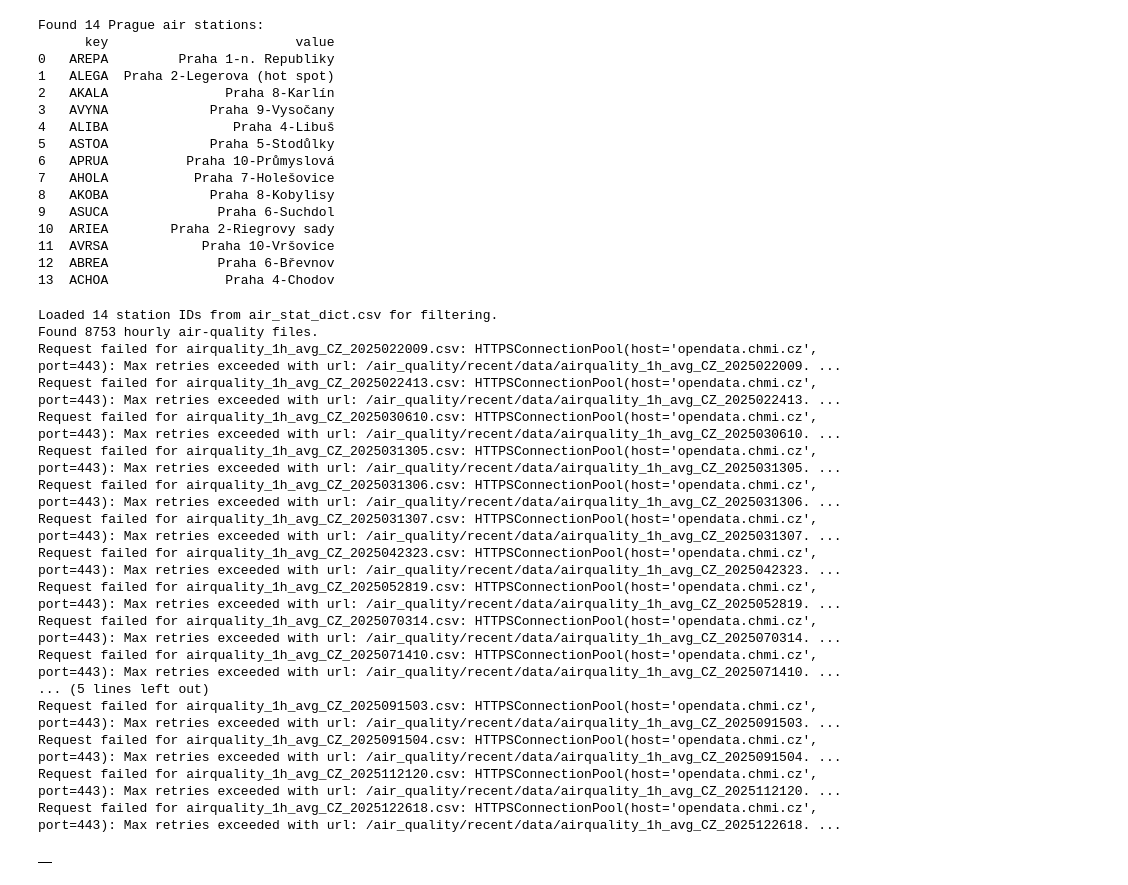
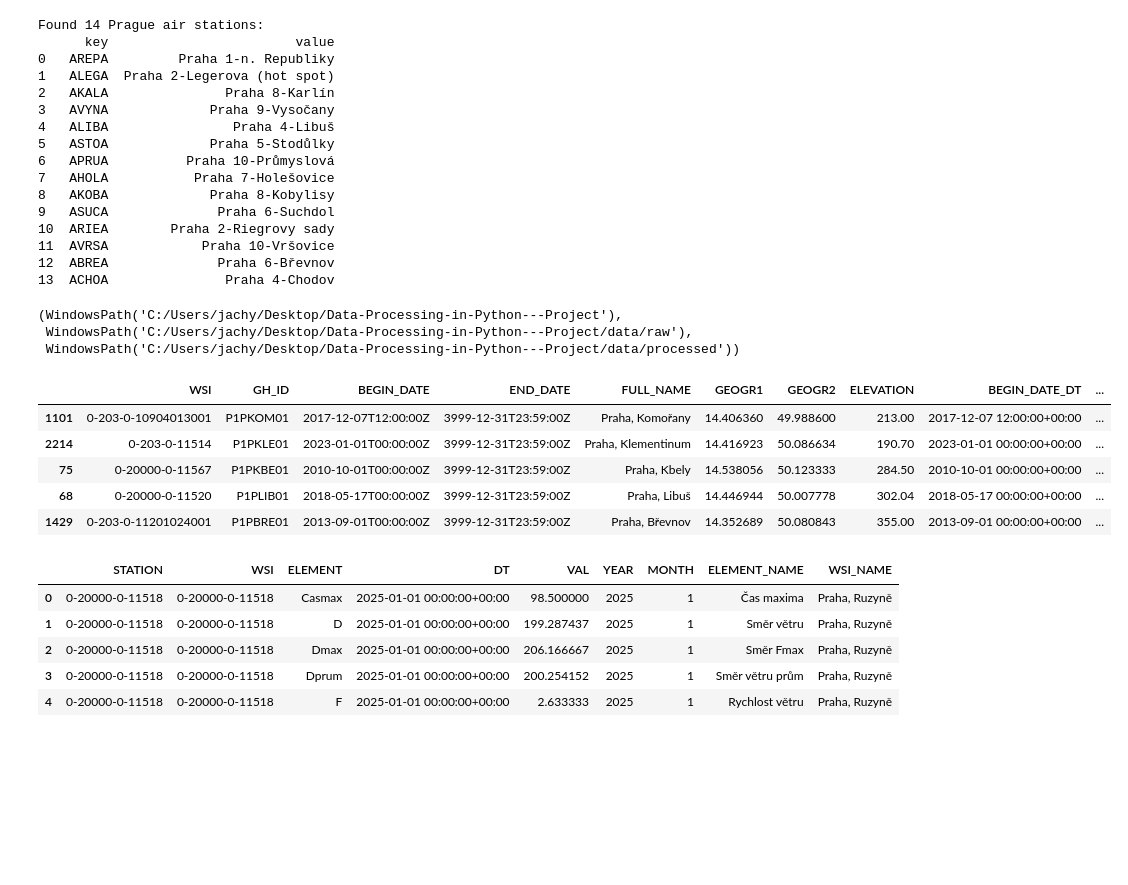
Before and after one commit to jayjay7788/Data-Processing-in-Python---Project, a Jupyter notebook: notebooks/functions_tester.ipynb, the cells around one changed output. Saved outputs shown, nothing was run; the diff lists cells and outputs as text; code cells hidden in the pictures; blank space fills up the shorter version.

```diff
--- a/notebooks/functions_tester.ipynb
+++ b/notebooks/functions_tester.ipynb
@@ -121,27 +120,40 @@ Found 14 Prague air stations:
 12  ABREA              Praha 6-Břevnov
 13  ACHOA               Praha 4-Chodov
 # %%
-air_quality_data = downloader.download_airquality_data()
+#####  runs for 40 minutes
 
-air_quality_data.head()
+# air_quality_data = downloader.download_airquality_data()
+
+# air_quality_data.head()
-# %% [output]
-Loaded 14 station IDs from air_stat_dict.csv for filtering.
-Found 8753 hourly air-quality files.
-Request failed for airquality_1h_avg_CZ_2025022009.csv: HTTPSConnectionPool(host='opendata.chmi.cz', port=443): Max retries exceeded with url: /air_quality/recent/data/airquality_1h_avg_CZ_2025022009. ...
-Request failed for airquality_1h_avg_CZ_2025022413.csv: HTTPSConnectionPool(host='opendata.chmi.cz', port=443): Max retries exceeded with url: /air_quality/recent/data/airquality_1h_avg_CZ_2025022413. ...
-Request failed for airquality_1h_avg_CZ_2025030610.csv: HTTPSConnectionPool(host='opendata.chmi.cz', port=443): Max retries exceeded with url: /air_quality/recent/data/airquality_1h_avg_CZ_2025030610. ...
-Request failed for airquality_1h_avg_CZ_2025031305.csv: HTTPSConnectionPool(host='opendata.chmi.cz', port=443): Max retries exceeded with url: /air_quality/recent/data/airquality_1h_avg_CZ_2025031305. ...
-Request failed for airquality_1h_avg_CZ_2025031306.csv: HTTPSConnectionPool(host='opendata.chmi.cz', port=443): Max retries exceeded with url: /air_quality/recent/data/airquality_1h_avg_CZ_2025031306. ...
-Request failed for airquality_1h_avg_CZ_2025031307.csv: HTTPSConnectionPool(host='opendata.chmi.cz', port=443): Max retries exceeded with url: /air_quality/recent/data/airquality_1h_avg_CZ_2025031307. ...
-Request failed for airquality_1h_avg_CZ_2025042323.csv: HTTPSConnectionPool(host='opendata.chmi.cz', port=443): Max retries exceeded with url: /air_quality/recent/data/airquality_1h_avg_CZ_2025042323. ...
-Request failed for airquality_1h_avg_CZ_2025052819.csv: HTTPSConnectionPool(host='opendata.chmi.cz', port=443): Max retries exceeded with url: /air_quality/recent/data/airquality_1h_avg_CZ_2025052819. ...
-Request failed for airquality_1h_avg_CZ_2025070314.csv: HTTPSConnectionPool(host='opendata.chmi.cz', port=443): Max retries exceeded with url: /air_quality/recent/data/airquality_1h_avg_CZ_2025070314. ...
-Request failed for airquality_1h_avg_CZ_2025071410.csv: HTTPSConnectionPool(host='opendata.chmi.cz', port=443): Max retries exceeded with url: /air_quality/recent/data/airquality_1h_avg_CZ_2025071410. ...
-... (5 lines left out)
-Request failed for airquality_1h_avg_CZ_2025091503.csv: HTTPSConnectionPool(host='opendata.chmi.cz', port=443): Max retries exceeded with url: /air_quality/recent/data/airquality_1h_avg_CZ_2025091503. ...
-Request failed for airquality_1h_avg_CZ_2025091504.csv: HTTPSConnectionPool(host='opendata.chmi.cz', port=443): Max retries exceeded with url: /air_quality/recent/data/airquality_1h_avg_CZ_2025091504. ...
-Request failed for airquality_1h_avg_CZ_2025112120.csv: HTTPSConnectionPool(host='opendata.chmi.cz', port=443): Max retries exceeded with url: /air_quality/recent/data/airquality_1h_avg_CZ_2025112120. ...
-Request failed for airquality_1h_avg_CZ_2025122618.csv: HTTPSConnectionPool(host='opendata.chmi.cz', port=443): Max retries exceeded with url: /air_quality/recent/data/airquality_1h_avg_CZ_2025122618. ...
-|  |
 # %%
 # data processing
+# %%
+repo_root, data_raw_path, data_processed_path = pr.get_paths()
+repo_root, data_raw_path, data_processed_path
+# %% [output]
+(WindowsPath('C:/Users/jachy/Desktop/Data-Processing-in-Python---Project'),
+ WindowsPath('C:/Users/jachy/Desktop/Data-Processing-in-Python---Project/data/raw'),
+ WindowsPath('C:/Users/jachy/Desktop/Data-Processing-in-Python---Project/data/processed'))
+# %%
+# process station metadata
+weather_stations_meta = pr.process_weather_stations(data_raw_path)
+
+weather_stations_meta.head()
+# %% [output]
+|  | WSI | GH_ID | BEGIN_DATE | END_DATE | FULL_NAME | GEOGR1 | GEOGR2 | ELEVATION | BEGIN_DATE_DT | ... |
+| 1101 | 0-203-0-10904013001 | P1PKOM01 | 2017-12-07T12:00:00Z | 3999-12-31T23:59:00Z | Praha, Komořany | 14.406360 | 49.988600 | 213.00 | 2017-12-07 12:00:00+00:00 | ... |
+| 2214 | 0-203-0-11514 | P1PKLE01 | 2023-01-01T00:00:00Z | 3999-12-31T23:59:00Z | Praha, Klementinum | 14.416923 | 50.086634 | 190.70 | 2023-01-01 00:00:00+00:00 | ... |
+| 75 | 0-20000-0-11567 | P1PKBE01 | 2010-10-01T00:00:00Z | 3999-12-31T23:59:00Z | Praha, Kbely | 14.538056 | 50.123333 | 284.50 | 2010-10-01 00:00:00+00:00 | ... |
+| 68 | 0-20000-0-11520 | P1PLIB01 | 2018-05-17T00:00:00Z | 3999-12-31T23:59:00Z | Praha, Libuš | 14.446944 | 50.007778 | 302.04 | 2018-05-17 00:00:00+00:00 | ... |
+| 1429 | 0-203-0-11201024001 | P1PBRE01 | 2013-09-01T00:00:00Z | 3999-12-31T23:59:00Z | Praha, Břevnov | 14.352689 | 50.080843 | 355.00 | 2013-09-01 00:00:00+00:00 | ... |
+# %%
+df_weather_hourly = pr.aggregate_weather_10min_to_hourly(data_raw_path)
+
+df_weather_hourly.head()
+# %% [output]
+|  | STATION | WSI | ELEMENT | DT | VAL | YEAR | MONTH | ELEMENT_NAME | WSI_NAME |
+| 0 | 0-20000-0-11518 | 0-20000-0-11518 | Casmax | 2025-01-01 00:00:00+00:00 | 98.500000 | 2025 | 1 | Čas maxima | Praha, Ruzyně |
+| 1 | 0-20000-0-11518 | 0-20000-0-11518 | D | 2025-01-01 00:00:00+00:00 | 199.287437 | 2025 | 1 | Směr větru | Praha, Ruzyně |
+| 2 | 0-20000-0-11518 | 0-20000-0-11518 | Dmax | 2025-01-01 00:00:00+00:00 | 206.166667 | 2025 | 1 | Směr Fmax | Praha, Ruzyně |
+| 3 | 0-20000-0-11518 | 0-20000-0-11518 | Dprum | 2025-01-01 00:00:00+00:00 | 200.254152 | 2025 | 1 | Směr větru prům | Praha, Ruzyně |
+| 4 | 0-20000-0-11518 | 0-20000-0-11518 | F | 2025-01-01 00:00:00+00:00 | 2.633333 | 2025 | 1 | Rychlost větru | Praha, Ruzyně |
```
Also changed, not shown: parts of 14 cells of this notebook, 1 other file.
